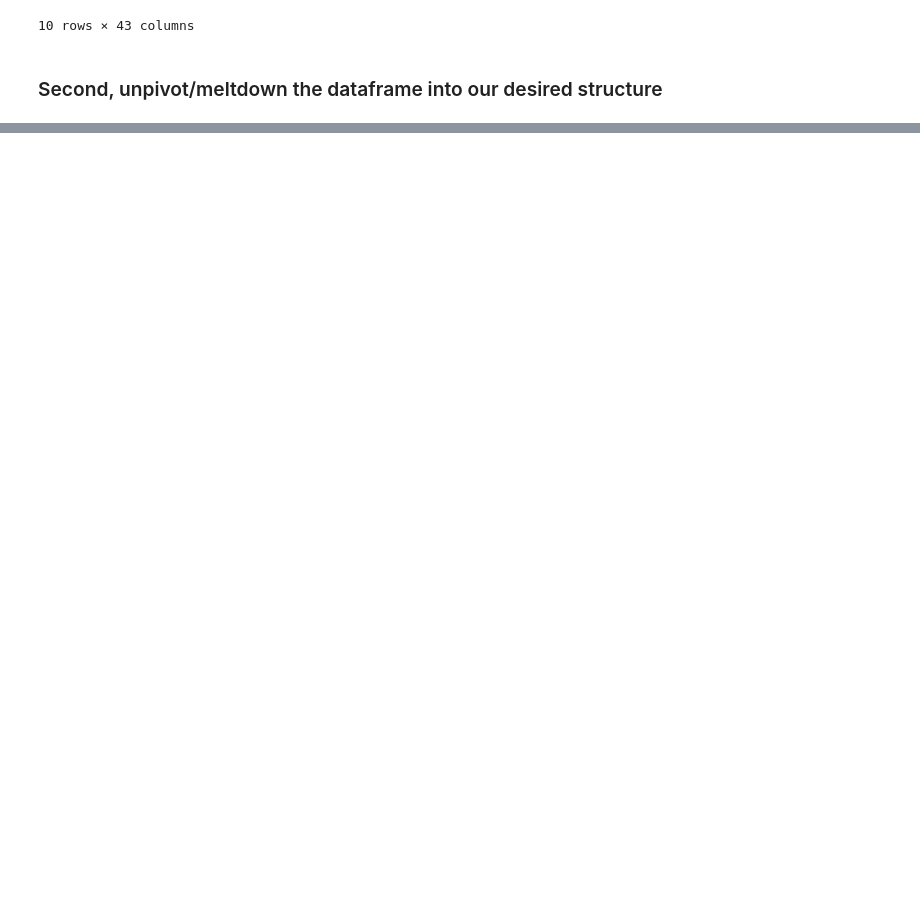
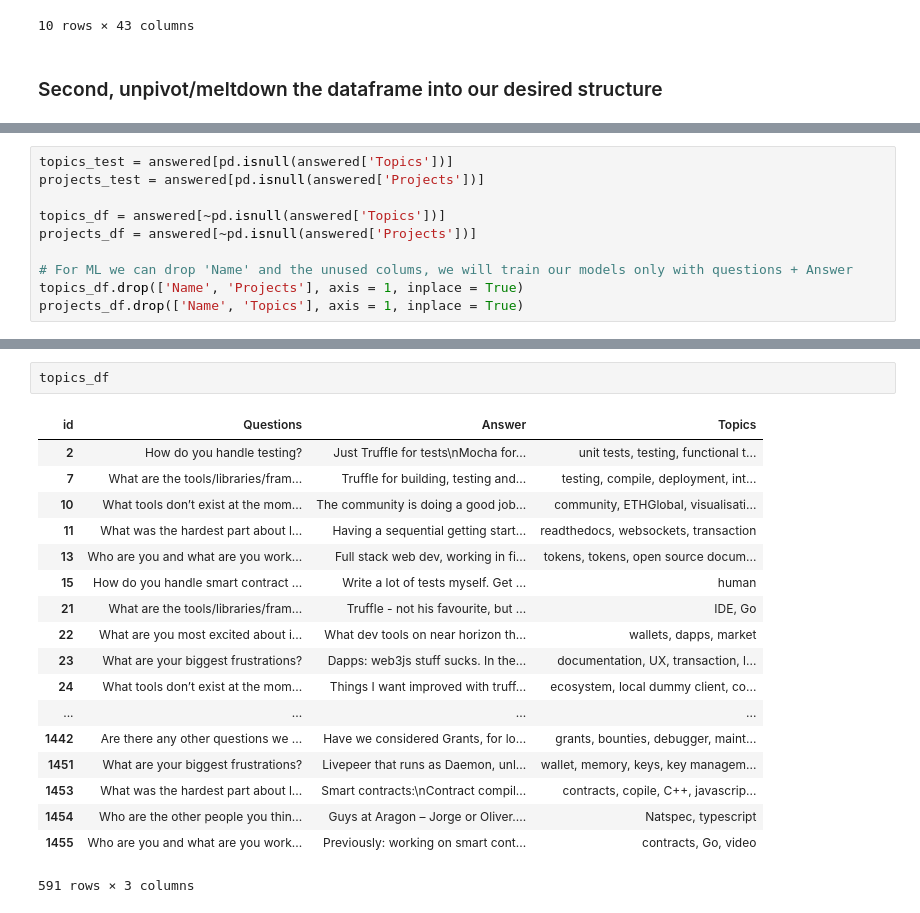
Before and after one commit to status-im/datasets, a Jupyter notebook: 201807_ETHPrize/ETHPrize_tagged_data_analysis.ipynb, the cells around one changed output, grey strips where cells are left out. Saved outputs shown, nothing was run; the diff lists cells and outputs as text; blank space fills up the shorter version.

```diff
--- a/201807_ETHPrize/ETHPrize_tagged_data_analysis.ipynb
+++ b/201807_ETHPrize/ETHPrize_tagged_data_analysis.ipynb
@@ -156,0 +200,10 @@ cleaned
+# %%
+topics_test = answered[pd.isnull(answered['Topics'])]
+projects_test = answered[pd.isnull(answered['Projects'])]
+
+topics_df = answered[~pd.isnull(answered['Topics'])]
+projects_df = answered[~pd.isnull(answered['Projects'])]
+
+# For ML we can drop 'Name' and the unused colums, we will train our models only with questions + Answer
+topics_df.drop(['Name', 'Projects'], axis = 1, inplace = True)
+projects_df.drop(['Name', 'Topics'], axis = 1, inplace = True)
@@ -156,0 +219,21 @@ cleaned
+# %%
+topics_df
+# %% [output]
+| id | Questions | Answer | Topics |
+| 2 | How do you handle testing? | Just Truffle for tests\nMocha for... | unit tests, testing, functional t... |
+| 7 | What are the tools/libraries/fram... | Truffle for building, testing and... | testing, compile, deployment, int... |
+| 10 | What tools don’t exist at the mom... | The community is doing a good job... | community, ETHGlobal, visualisati... |
+| 11 | What was the hardest part about l... | Having a sequential getting start... | readthedocs, websockets, transaction |
+| 13 | Who are you and what are you work... | Full stack web dev, working in fi... | tokens, tokens, open source docum... |
+| 15 | How do you handle smart contract ... | Write a lot of tests myself. Get ... | human |
+| 21 | What are the tools/libraries/fram... | Truffle - not his favourite, but ... | IDE, Go |
+| 22 | What are you most excited about i... | What dev tools on near horizon th... | wallets, dapps, market |
+| 23 | What are your biggest frustrations? | Dapps: web3js stuff sucks. In the... | documentation, UX, transaction, l... |
+| 24 | What tools don’t exist at the mom... | Things I want improved with truff... | ecosystem, local dummy client, co... |
+| ... | ... | ... | ... |
+| 1442 | Are there any other questions we ... | Have we considered Grants, for lo... | grants, bounties, debugger, maint... |
+| 1451 | What are your biggest frustrations? | Livepeer that runs as Daemon, unl... | wallet, memory, keys, key managem... |
+| 1453 | What was the hardest part about l... | Smart contracts:\nContract compil... | contracts, copile, C++, javascrip... |
+| 1454 | Who are the other people you thin... | Guys at Aragon – Jorge or Oliver.... | Natspec, typescript |
+| 1455 | Who are you and what are you work... | Previously: working on smart cont... | contracts, Go, video |
+591 rows × 3 columns
```
Also changed, not shown: parts of 18 cells of this notebook.
